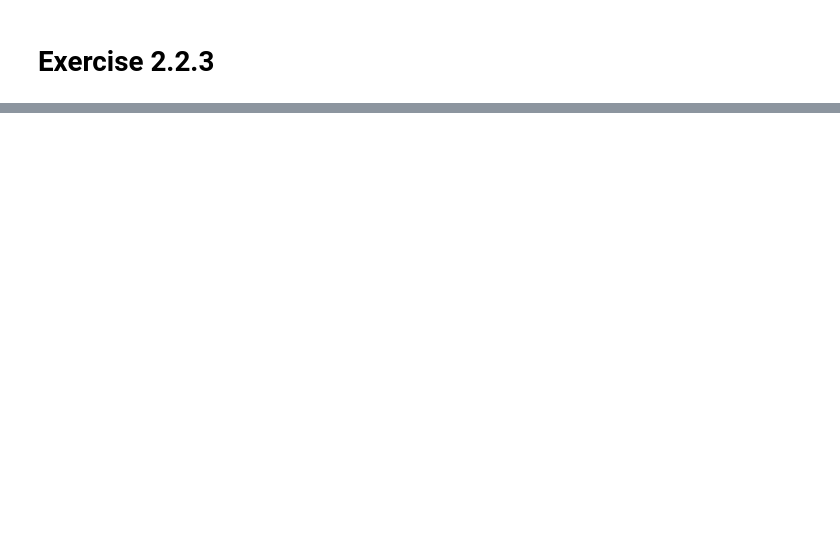
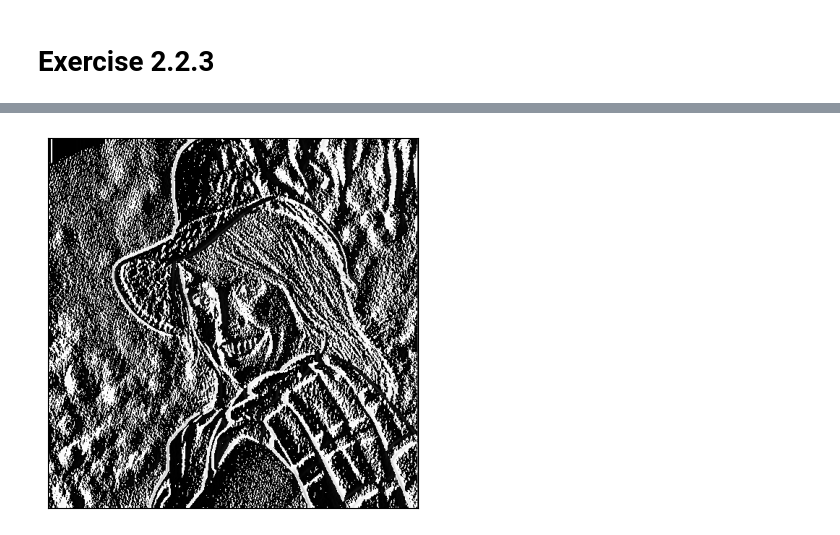
Before and after one commit to Sajjad-Arghaee/Semester6_AI_Projects, a Jupyter notebook: Computer_Vision/Exercise2/Exercise2.ipynb, the cells around one changed output, grey strips where cells are left out. Cells and saved outputs as stored; diff of their text form; code cells hidden in the pictures; blank space fills up the shorter version.

```diff
--- a/Computer_Vision/Exercise2/Exercise2.ipynb
+++ b/Computer_Vision/Exercise2/Exercise2.ipynb
@@ -259 +271,29 @@ got error=113.94002532958984 for noisy image 2 with window_size=9 by average fil
+# %%
+def convert_type2(image, kernel):
+    filtered = np.zeros_like(image)
+    for i in range(image.shape[0]):
+        for j in range(image.shape[1]):
+            # print(f'i = {i} and j = {j}')
+            if j == 0:
+                if i == 0:
+                    filtered[i][j] = np.sum(kernel[1:3, 1:3]  * image[0:2, 0:2])
+                elif i == image.shape[0]-1:
+                    filtered[i][j] = np.sum(kernel[0:2, 1:3]  * image[i-1:i+1, 0:2])
+                else:
+                    filtered[i][j] = np.sum(kernel[0:3, 1:3]  * image[i-1:i+2, 0:2])
+            elif j == image.shape[1]-1:
+                if i == 0:
+                    filtered[i][j] = np.sum(kernel[1:3, 0:2]  * image[0:2, j-1:j+1])
+                elif i == image.shape[0]-1:
+                    filtered[i][j] = np.sum(kernel[0:2, 0:2]  * image[i-1:i+1, j-1:j+1])
+                else:
+                    filtered[i][j] = np.sum(kernel[0:3, 0:2]  * image[i-1:i+2, j-1:j+1])
+            elif i == 0:
+                filtered[i][j] = np.sum(kernel[1:3, 0:3]  * image[0:2, j-1:j+2])
+            elif i == image.shape[0]-1:
+                filtered[i][j] = np.sum(kernel[0:2, 0:3]  * image[i-1:i+1, j-1:j+2])
+            else:
+                filtered[i][j] = np.sum(kernel  * image[i-1:i+2, j-1:j+2])
+
+    return filtered
 # %%
@@ -276,0 +310,12 @@ plt.show()
+# %%
+# Define the kernel
+kernel = 1/6 * np.array([[1, 0, -1], [1, 0, -1], [1, 0, -1]])
+filtered_image2 = convert_type2(elaine_img, kernel)
+
+
+plt.imshow(filtered_image2, cmap='gray')
+plt.xticks([])
+plt.yticks([])
+plt.show()
+# %% [output]
+[figure, added]
```
Also changed, not shown: parts of 9 cells of this notebook.
